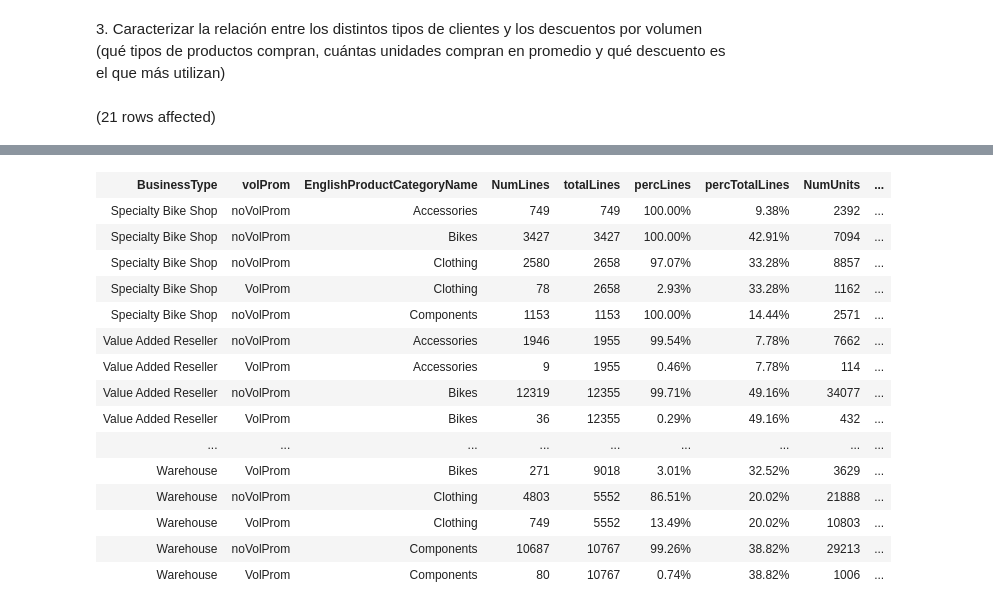
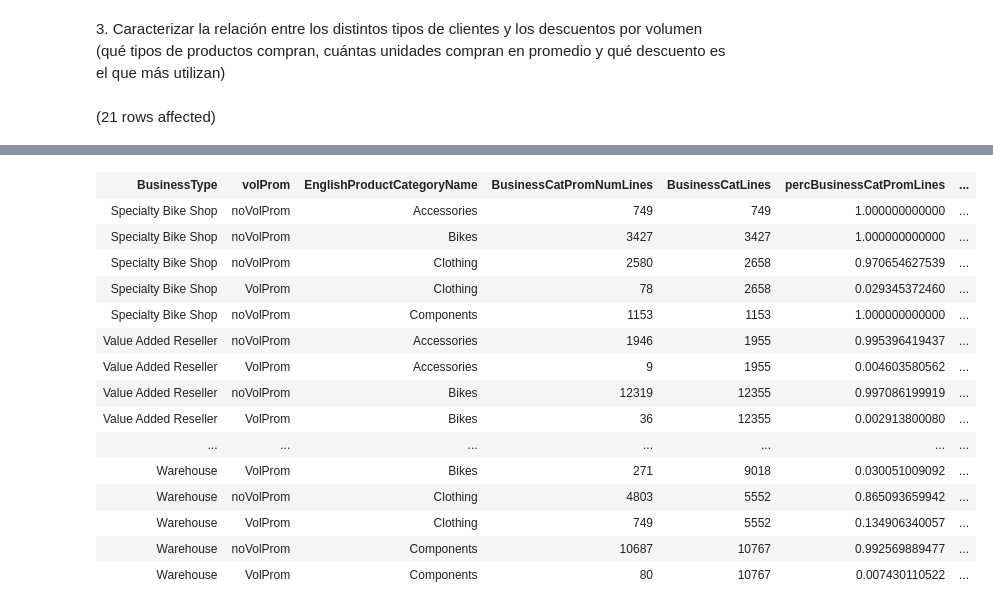
Before and after one commit to JuanIgnacioGaricoche/modelos_relacionales_2023, a Jupyter notebook: version_final.ipynb, the cells around one changed output, grey strips where cells are left out. Cells and saved outputs as stored; diff of their text form; code cells hidden in the pictures.

```diff
--- a/version_final.ipynb
+++ b/version_final.ipynb
@@ -152,15 +349,36 @@ WITH CTE AS (
 )
 
 SELECT DISTINCT BusinessType, volProm, EnglishProductCategoryName,
-COUNT(LineId) OVER(PARTITION BY BusinessType, volProm, ProductCategoryKey) AS NumLines,
-COUNT(LineId) OVER(PARTITION BY BusinessType, ProductCategoryKey) AS totalLines,
-FORMAT(COUNT(LineId) OVER(PARTITION BY BusinessType, volProm, ProductCategoryKey) * 1.0 /  (COUNT(LineId) OVER(PARTITION BY BusinessType, ProductCategoryKey)), 'P') AS percLines,
 
-FORMAT(COUNT(LineId) OVER(PARTITION BY BusinessType, ProductCategoryKey) * 1.0 /  (COUNT(LineId) OVER(PARTITION BY BusinessType)),'P') AS percTotalLines,
+--lines
+COUNT(LineId) OVER(PARTITION BY BusinessType, volProm, ProductCategoryKey)
+AS BusinessCatPromNumLines,
 
-SUM(OrderQuantity) OVER(PARTITION BY BusinessType, volProm, ProductCategoryKey) AS NumUnits,
-FORMAT(SUM(OrderQuantity) OVER(PARTITION BY BusinessType, volProm, ProductCategoryKey)* 1.0 /  SUM(OrderQuantity) OVER(PARTITION BY BusinessType, ProductCategoryKey),'P') AS percUnits,
-AVG(OrderQuantity) OVER(PARTITION BY BusinessType, volProm, ProductCategoryKey) AS avgOrderQty
+COUNT(LineId) OVER(PARTITION BY BusinessType, ProductCategoryKey)
+AS BusinessCatLines,
+
+COUNT(LineId) OVER(PARTITION BY BusinessType, volProm, ProductCategoryKey) * 1.0 /  (COUNT(LineId) OVER(PARTITION BY BusinessType, ProductCategoryKey))
+AS percBusinessCatPromLines,
+
+COUNT(LineId) OVER(PARTITION BY BusinessType, ProductCategoryKey) * 1.0 /  (COUNT(LineId) OVER(PARTITION BY BusinessType))
+AS percBusinessCatLines,
+
+
+--units
+SUM(OrderQuantity) OVER(PARTITION BY BusinessType, volProm, ProductCategoryKey)
+AS BusinessCatPromNumUnits,
+
+SUM(OrderQuantity) OVER(PARTITION BY BusinessType, ProductCategoryKey)
+AS BusinessCatNumUnits,
+
+SUM(OrderQuantity) OVER(PARTITION BY BusinessType, volProm, ProductCategoryKey)* 1.0 /  SUM(OrderQuantity) OVER(PARTITION BY BusinessType, ProductCategoryKey)
+AS percBusinessCatPromNumUnits,
+
+SUM(OrderQuantity) OVER(PARTITION BY BusinessType, ProductCategoryKey) * 1.0 /  (SUM(OrderQuantity) OVER(PARTITION BY BusinessType))
+AS percBusinessCatNumUnits,
+
+AVG(OrderQuantity*1.0) OVER(PARTITION BY BusinessType, volProm, ProductCategoryKey)
+AS avgBusinessPromCatOrderQty
 
 
 
@@ -172,16 +390,16 @@ Total execution time: 00:00:44.723
-| BusinessType | volProm | EnglishProductCategoryName | NumLines | totalLines | percLines | percTotalLines | NumUnits | ... |
-| Specialty Bike Shop | noVolProm | Accessories | 749 | 749 | 100.00% | 9.38% | 2392 | ... |
-| Specialty Bike Shop | noVolProm | Bikes | 3427 | 3427 | 100.00% | 42.91% | 7094 | ... |
-| Specialty Bike Shop | noVolProm | Clothing | 2580 | 2658 | 97.07% | 33.28% | 8857 | ... |
-| Specialty Bike Shop | VolProm | Clothing | 78 | 2658 | 2.93% | 33.28% | 1162 | ... |
-| Specialty Bike Shop | noVolProm | Components | 1153 | 1153 | 100.00% | 14.44% | 2571 | ... |
-| Value Added Reseller | noVolProm | Accessories | 1946 | 1955 | 99.54% | 7.78% | 7662 | ... |
-| Value Added Reseller | VolProm | Accessories | 9 | 1955 | 0.46% | 7.78% | 114 | ... |
-| Value Added Reseller | noVolProm | Bikes | 12319 | 12355 | 99.71% | 49.16% | 34077 | ... |
-| Value Added Reseller | VolProm | Bikes | 36 | 12355 | 0.29% | 49.16% | 432 | ... |
-| ... | ... | ... | ... | ... | ... | ... | ... | ... |
-| Warehouse | VolProm | Bikes | 271 | 9018 | 3.01% | 32.52% | 3629 | ... |
-| Warehouse | noVolProm | Clothing | 4803 | 5552 | 86.51% | 20.02% | 21888 | ... |
-| Warehouse | VolProm | Clothing | 749 | 5552 | 13.49% | 20.02% | 10803 | ... |
-| Warehouse | noVolProm | Components | 10687 | 10767 | 99.26% | 38.82% | 29213 | ... |
-| Warehouse | VolProm | Components | 80 | 10767 | 0.74% | 38.82% | 1006 | ... |
+| BusinessType | volProm | EnglishProductCategoryName | BusinessCatPromNumLines | BusinessCatLines | percBusinessCatPromLines | ... |
+| Specialty Bike Shop | noVolProm | Accessories | 749 | 749 | 1.000000000000 | ... |
+| Specialty Bike Shop | noVolProm | Bikes | 3427 | 3427 | 1.000000000000 | ... |
+| Specialty Bike Shop | noVolProm | Clothing | 2580 | 2658 | 0.970654627539 | ... |
+| Specialty Bike Shop | VolProm | Clothing | 78 | 2658 | 0.029345372460 | ... |
+| Specialty Bike Shop | noVolProm | Components | 1153 | 1153 | 1.000000000000 | ... |
+| Value Added Reseller | noVolProm | Accessories | 1946 | 1955 | 0.995396419437 | ... |
+| Value Added Reseller | VolProm | Accessories | 9 | 1955 | 0.004603580562 | ... |
+| Value Added Reseller | noVolProm | Bikes | 12319 | 12355 | 0.997086199919 | ... |
+| Value Added Reseller | VolProm | Bikes | 36 | 12355 | 0.002913800080 | ... |
+| ... | ... | ... | ... | ... | ... | ... |
+| Warehouse | VolProm | Bikes | 271 | 9018 | 0.030051009092 | ... |
+| Warehouse | noVolProm | Clothing | 4803 | 5552 | 0.865093659942 | ... |
+| Warehouse | VolProm | Clothing | 749 | 5552 | 0.134906340057 | ... |
+| Warehouse | noVolProm | Components | 10687 | 10767 | 0.992569889477 | ... |
+| Warehouse | VolProm | Components | 80 | 10767 | 0.007430110522 | ... |
```
Also changed, not shown: parts of 12 cells of this notebook, 1 other file.
